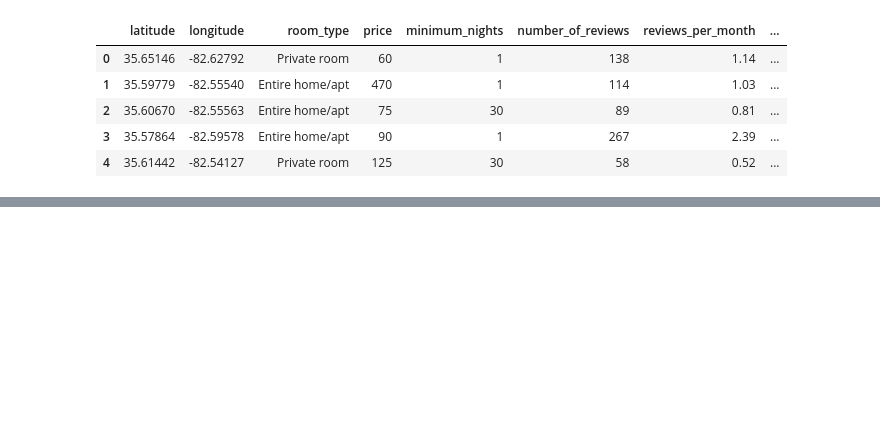
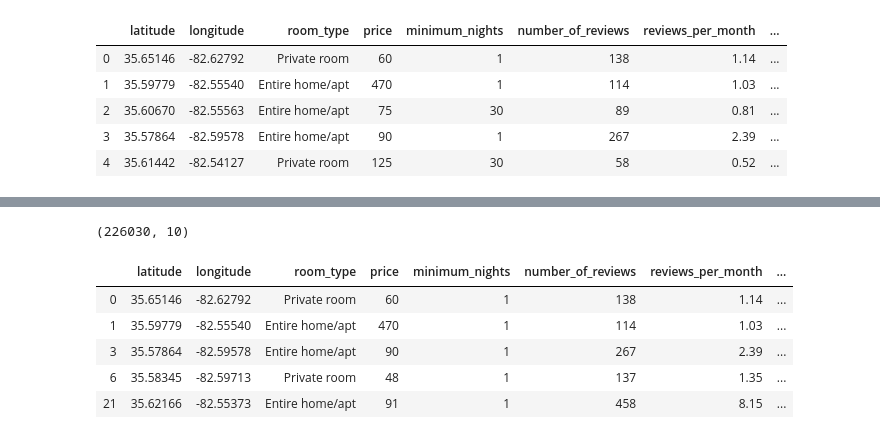
Before and after one commit to BloomTech-Labs/LabsPT13-Resfeber-A-DS, a Jupyter notebook: notebooks/airB&B.ipynb, the cells around one changed output, grey strips where cells are left out. Cells and saved outputs as stored; diff of their text form; code cells hidden in the pictures; blank space fills up the shorter version.

```diff
--- a/notebooks/airB&B.ipynb
+++ b/notebooks/airB&B.ipynb
@@ -255,0 +261,4 @@ new_df.head()
+# %%
+new_df.shape
+# %% [output]
+(226030, 10)
@@ -255,0 +267,9 @@ new_df.head()
+# %%
+final_df.head()
+# %% [output]
+|  | latitude | longitude | room_type | price | minimum_nights | number_of_reviews | reviews_per_month | ... |
+| 0 | 35.65146 | -82.62792 | Private room | 60 | 1 | 138 | 1.14 | ... |
+| 1 | 35.59779 | -82.55540 | Entire home/apt | 470 | 1 | 114 | 1.03 | ... |
+| 3 | 35.57864 | -82.59578 | Entire home/apt | 90 | 1 | 267 | 2.39 | ... |
+| 6 | 35.58345 | -82.59713 | Private room | 48 | 1 | 137 | 1.35 | ... |
+| 21 | 35.62166 | -82.55373 | Entire home/apt | 91 | 1 | 458 | 8.15 | ... |
```
Also changed, not shown: parts of 25 cells of this notebook, 1 other file.
